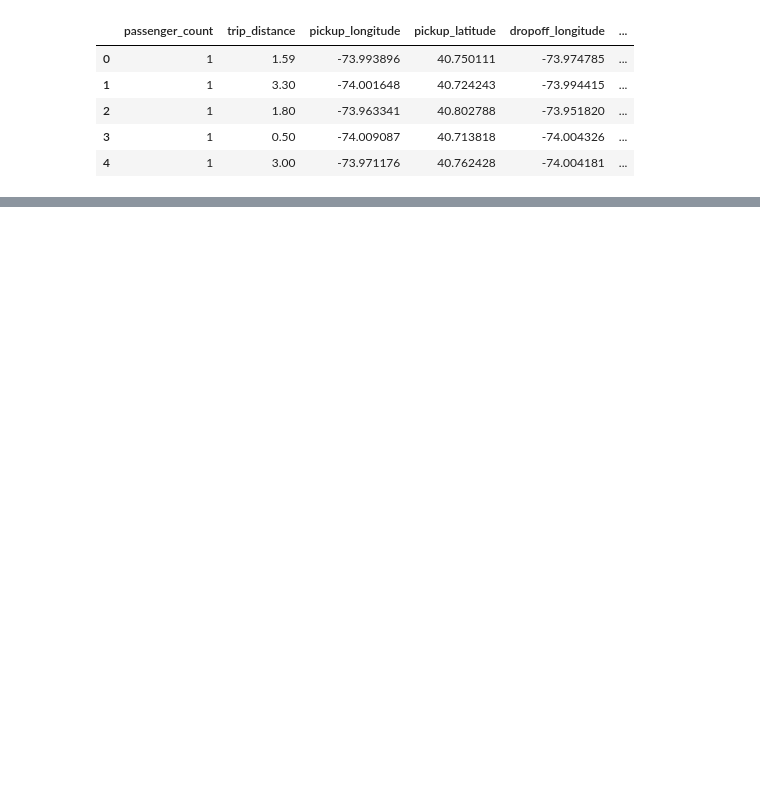
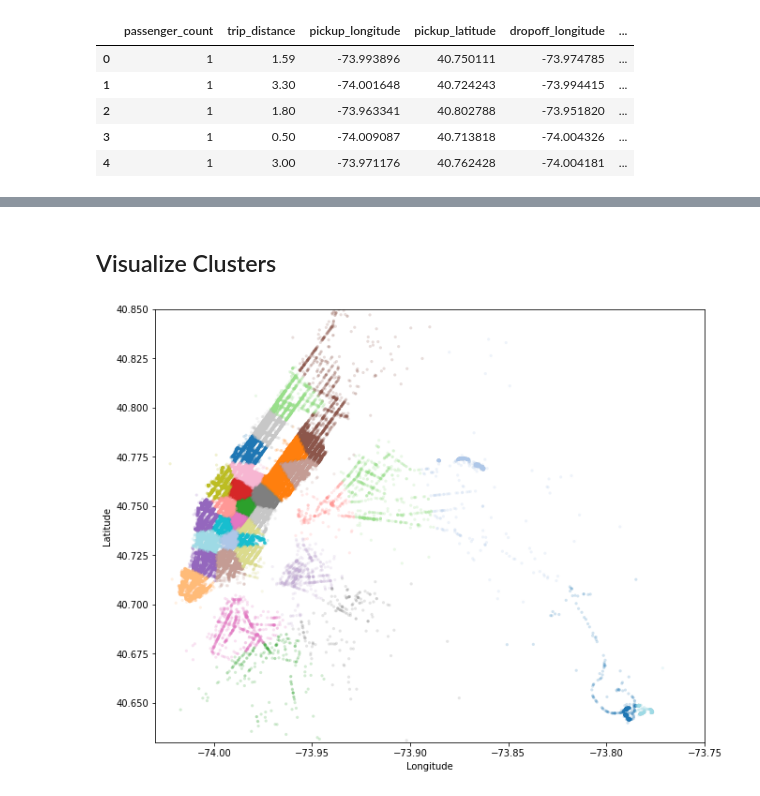
Before and after one commit to cr21/Taxi-Demand-Prediction-NY-City, a Jupyter notebook: nyc-taxi-demand-prediction.ipynb, the cells around one changed output, grey strips where cells are left out. Saved outputs shown, nothing was run; the diff lists cells and outputs as text; code cells hidden in the pictures; blank space fills up the shorter version.

Commit message:
Kaggle Notebook | Nyc Taxi Demand Prediction | NYC Region Segmentation

```diff
--- a/nyc-taxi-demand-prediction.ipynb
+++ b/nyc-taxi-demand-prediction.ipynb
@@ -832,0 +921,2 @@ frame_with_outliers_removed.head()
+# %%
+coords = frame_with_outliers_removed[['pickup_latitude', 'pickup_longitude']].values
@@ -832,0 +953,4 @@ frame_with_outliers_removed.head()
+# %%
+# Getting K = 35 clusters using the kmeans
+kmeans = MiniBatchKMeans(n_clusters=35, batch_size=10000,random_state=0).fit(coords)
+frame_with_outliers_removed['pickup_cluster'] = kmeans.predict(frame_with_outliers_removed[['pickup_latitude', 'pickup_longitude']])
@@ -832,0 +983,28 @@ frame_with_outliers_removed.head()
+# %% [markdown]
+## Visualize Clusters
+# %%
+# Visualize Clusters
+def visualize_cluster(df):
+    nyc_logitudeBoundry = (-74.03, -73.75)
+    nyc_latitudeBoundry= (40.63, 40.85)
+    fig, ax = plt.subplots(ncols=1, nrows=1)
+    fig.set_size_inches(10.5, 8.5)
+    fig.savefig('test2png.png', dpi=100)
+    # s= marker_Size
+    # lw = line width
+    # c = marker colors
+    from matplotlib.pyplot import figure
+
+#     figure(figsize=(20, 15), dpi=80)
+
+    ax.scatter(df.pickup_longitude.values[:100000], df.pickup_latitude.values[:100000], s=10, lw=0,
+               c=df.pickup_cluster.values[:100000], cmap='tab20', alpha=0.2)
+    ax.set_xlim(nyc_logitudeBoundry)
+    ax.set_ylim(nyc_latitudeBoundry)
+    ax.set_xlabel('Longitude')
+    ax.set_ylabel('Latitude')
+    plt.show()
+# %%
+visualize_cluster(frame_with_outliers_removed)
+# %% [output]
+[figure, added]
```
Also changed, not shown: parts of 15 cells of this notebook.
